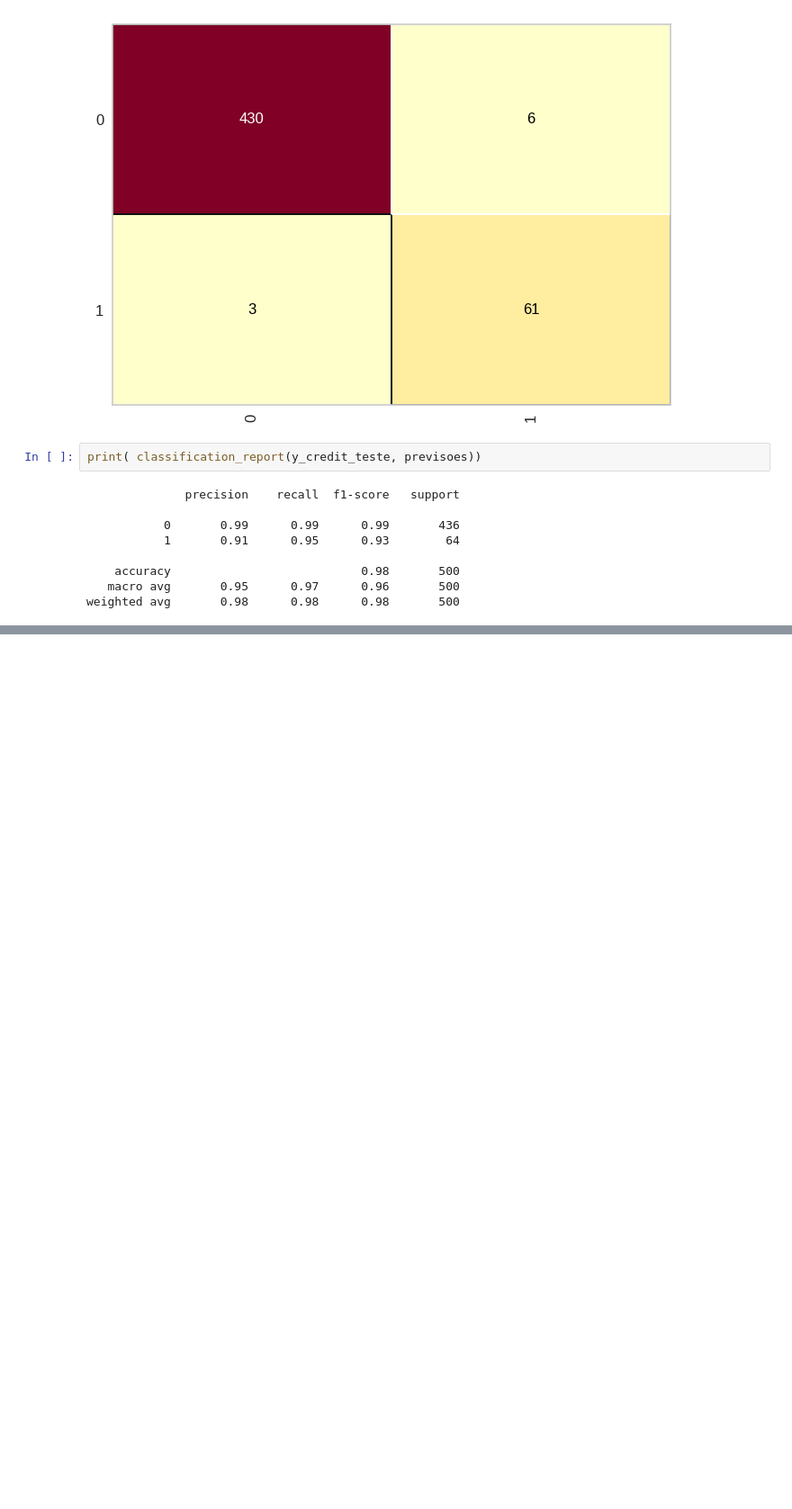
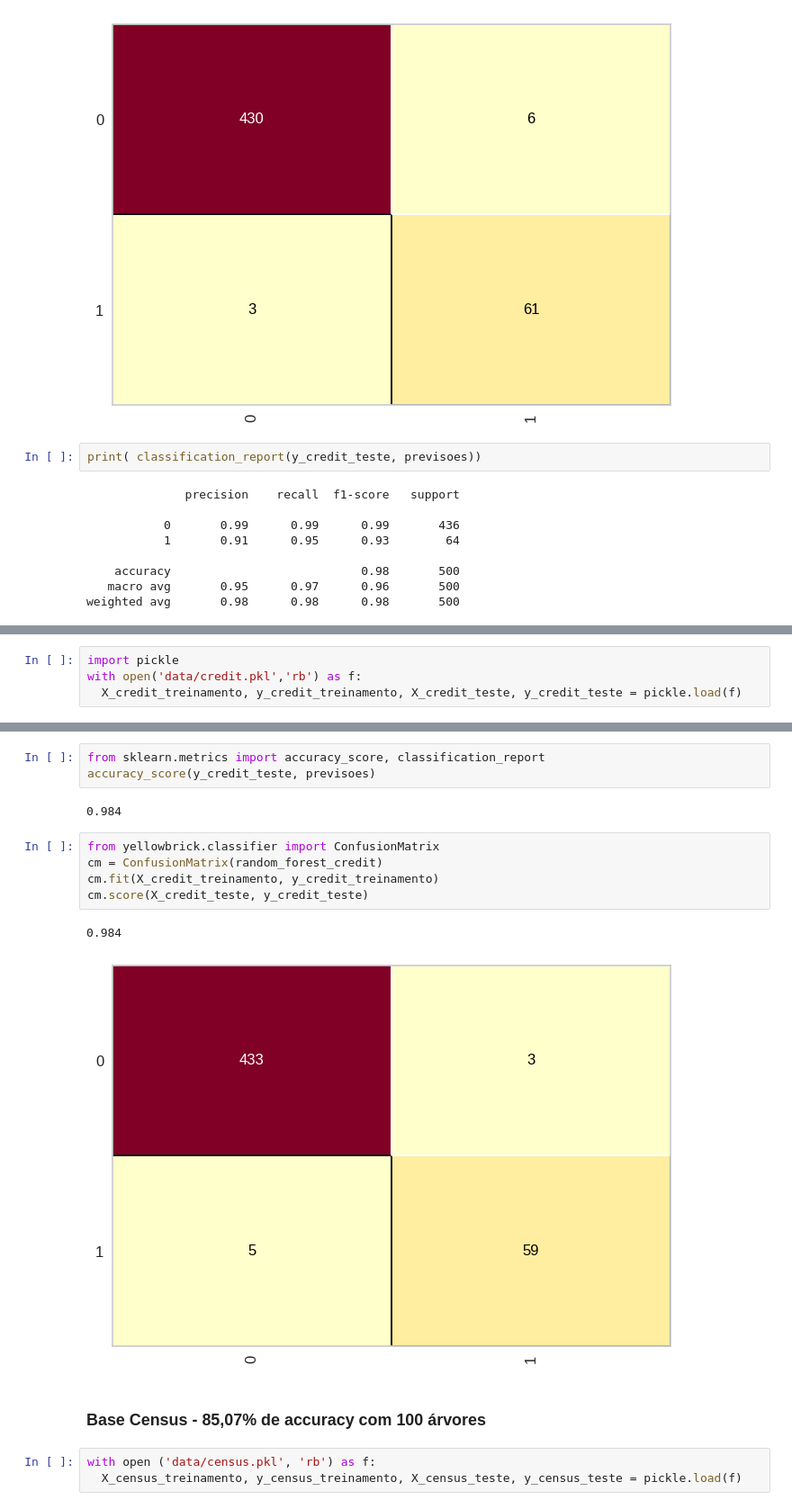
Before and after one commit to Tiago-Lima/CreditRiskStudy, a Jupyter notebook: ArvoresDeDecisao.ipynb, the cells around one changed output, grey strips where cells are left out. Shown: that part at 90% size. Cells and saved outputs as stored; diff of their text form; blank space fills up the shorter version.

```diff
--- a/ArvoresDeDecisao.ipynb
+++ b/ArvoresDeDecisao.ipynb
@@ -154,0 +192,4 @@ weighted avg       0.98      0.98      0.98       500
+# %%
+import pickle
+with open('data/credit.pkl','rb') as f:
+  X_credit_treinamento, y_credit_treinamento, X_credit_teste, y_credit_teste = pickle.load(f)
@@ -154,0 +222,18 @@ weighted avg       0.98      0.98      0.98       500
+# %%
+from sklearn.metrics import accuracy_score, classification_report
+accuracy_score(y_credit_teste, previsoes)
+# %% [output]
+0.984
+# %%
+from yellowbrick.classifier import ConfusionMatrix
+cm = ConfusionMatrix(random_forest_credit)
+cm.fit(X_credit_treinamento, y_credit_treinamento)
+cm.score(X_credit_teste, y_credit_teste)
+# %% [output]
+0.984
+[figure, added]
+# %% [markdown]
+### Base Census - 85,07% de accuracy com 100 árvores
+# %%
+with open ('data/census.pkl', 'rb') as f:
+  X_census_treinamento, y_census_treinamento, X_census_teste, y_census_teste = pickle.load(f)
```
Also changed, not shown: parts of 22 cells of this notebook.
